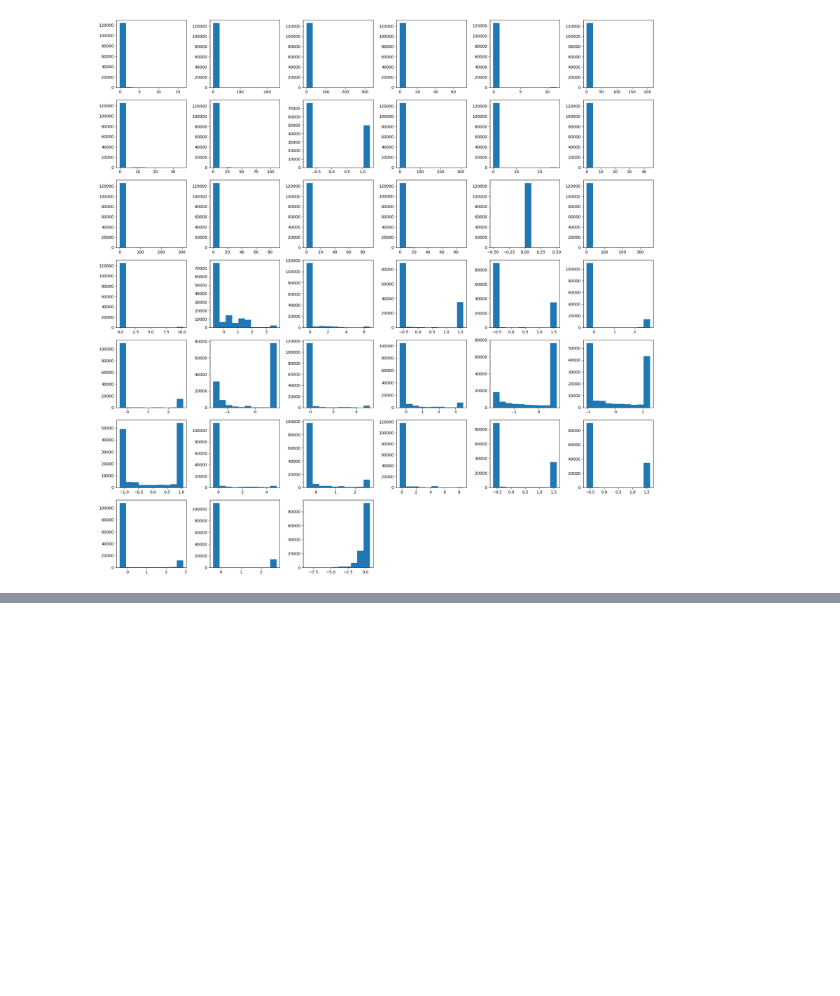
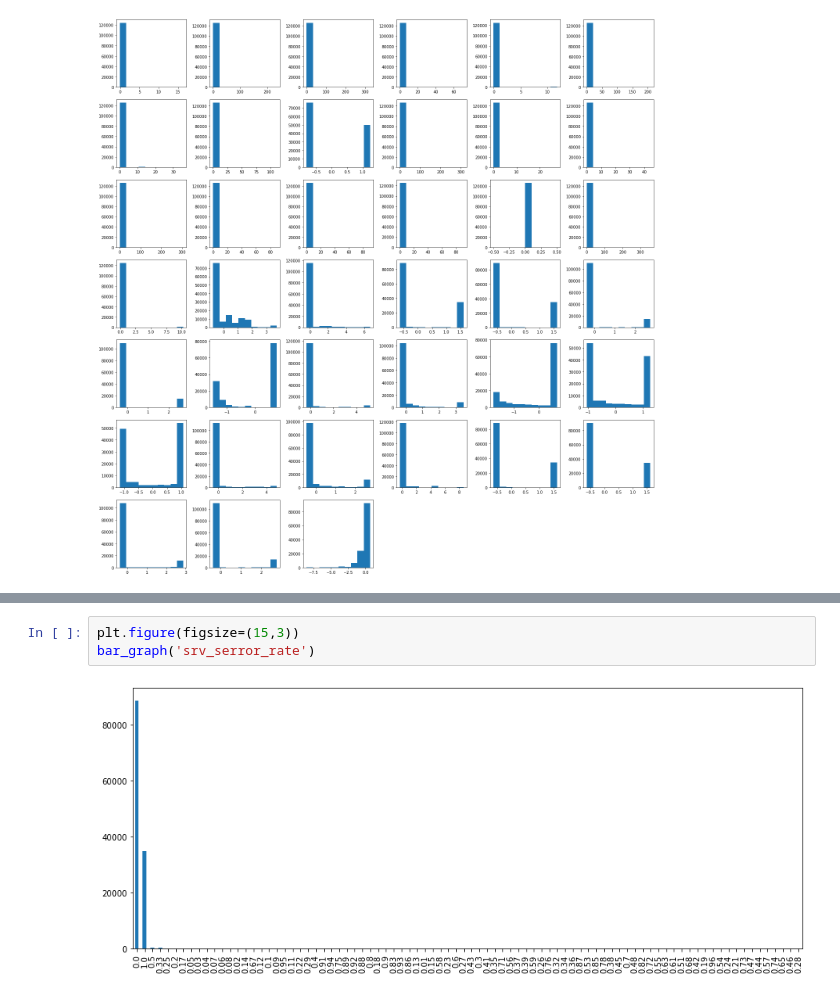
Before and after one commit to smidmatej/ML_project, a Jupyter notebook: main.ipynb, the cells around one changed output, grey strips where cells are left out. Drawn from its saved outputs; the diff is of its cells as text; blank space fills up the shorter version.

```diff
--- a/main.ipynb
+++ b/main.ipynb
@@ -178,0 +319,5 @@ print(f"No. of testing examples: {testing_data.shape[0]}")
+# %%
+plt.figure(figsize=(15,3))
+bar_graph('srv_serror_rate')
+# %% [output]
+[figure, added]
```
Also changed, not shown: parts of 35 cells of this notebook.
